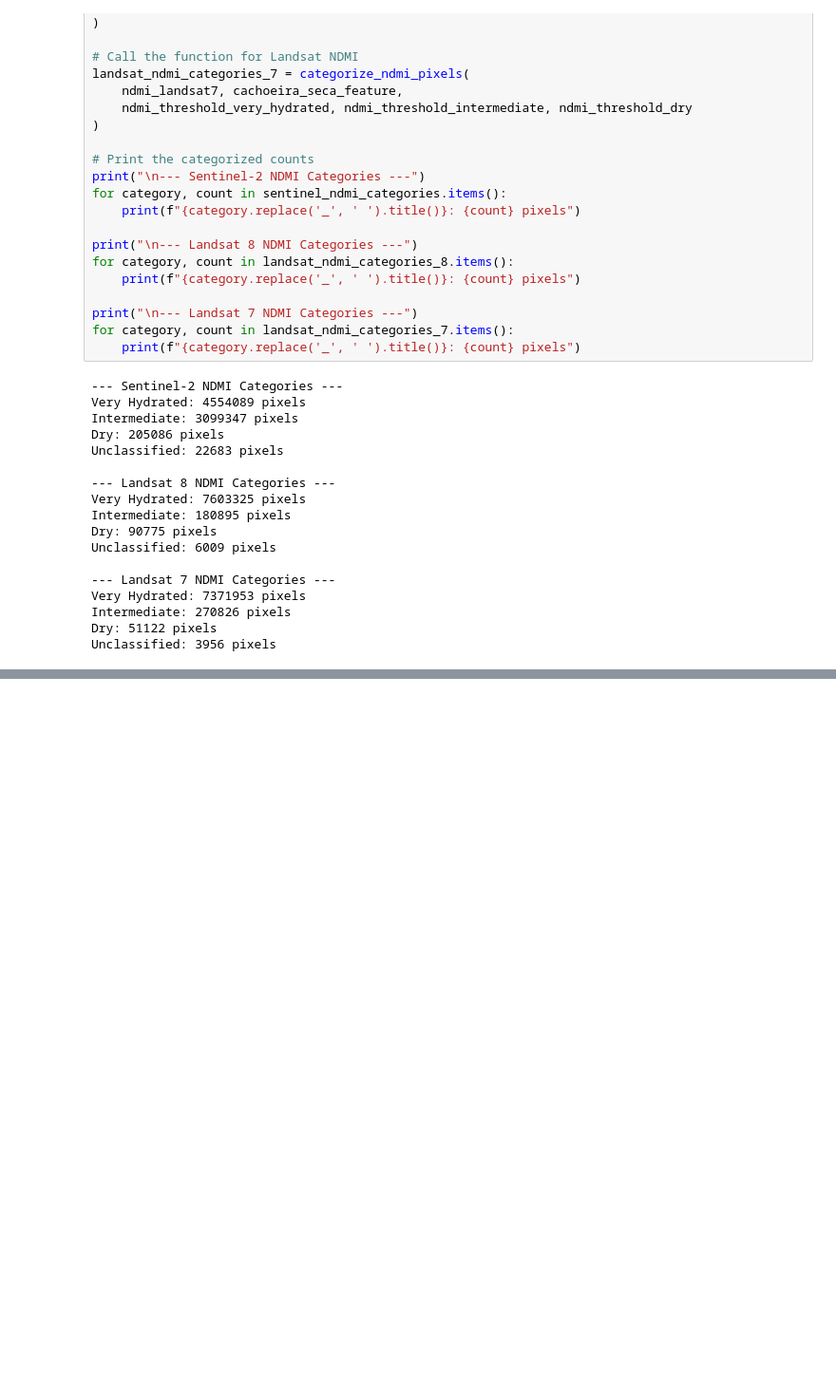
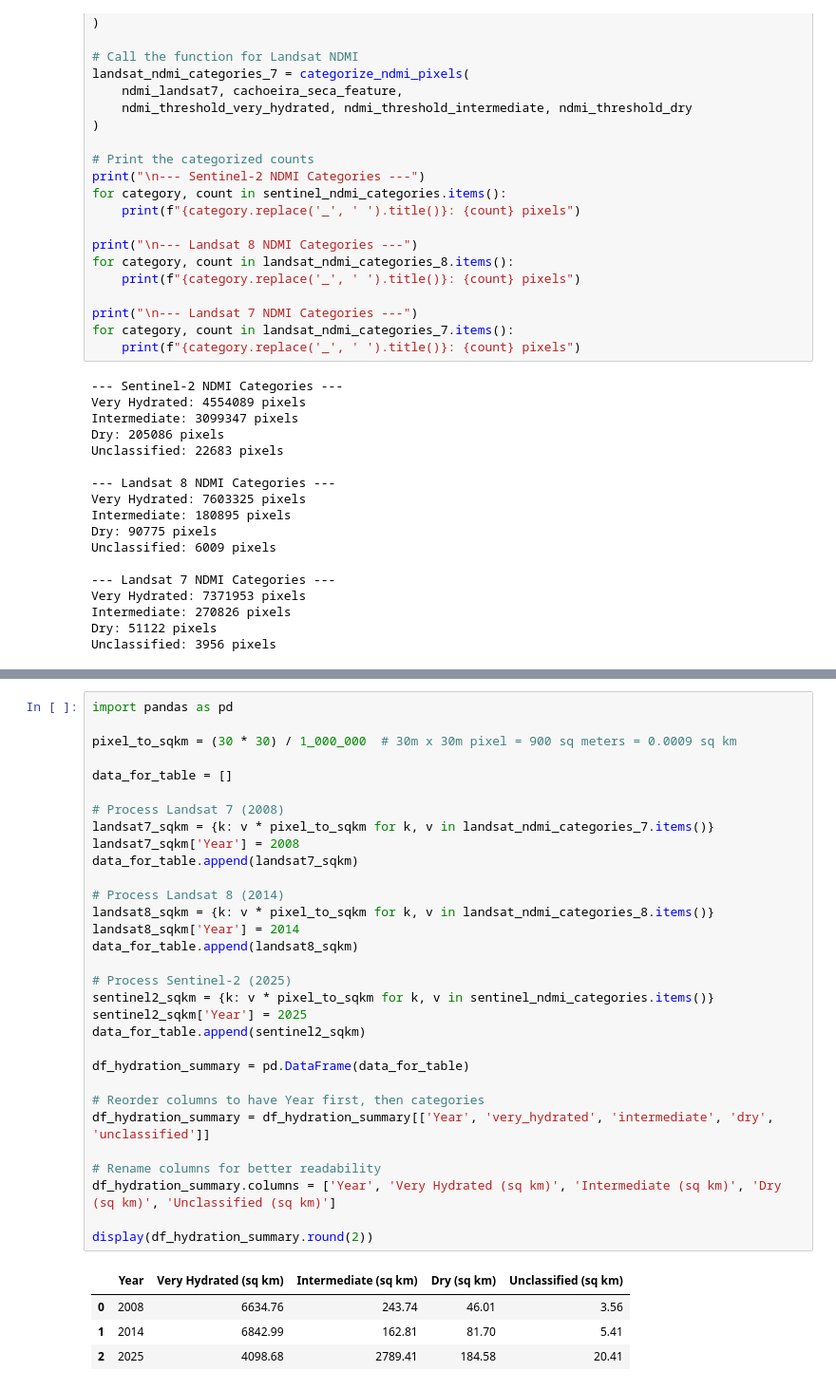
Before and after one commit to rociolopeth/Amazonia-deforestation, a Jupyter notebook: deforestation_amazonas_visualization.ipynb, the cells around one changed output, grey strips where cells are left out. Shown at 95% size. Saved outputs shown, nothing was run; the diff lists cells and outputs as text; blank space fills up the shorter version.

```diff
--- a/deforestation_amazonas_visualization.ipynb
+++ b/deforestation_amazonas_visualization.ipynb
@@ -689,0 +698,36 @@ Our **NDMI categorization**, segmenting pixels into 'very hydrated', 'intermedia
+# %%
+import pandas as pd
+
+pixel_to_sqkm = (30 * 30) / 1_000_000  # 30m x 30m pixel = 900 sq meters = 0.0009 sq km
+
+data_for_table = []
+
+# Process Landsat 7 (2008)
+landsat7_sqkm = {k: v * pixel_to_sqkm for k, v in landsat_ndmi_categories_7.items()}
+landsat7_sqkm['Year'] = 2008
+data_for_table.append(landsat7_sqkm)
+
+# Process Landsat 8 (2014)
+landsat8_sqkm = {k: v * pixel_to_sqkm for k, v in landsat_ndmi_categories_8.items()}
+landsat8_sqkm['Year'] = 2014
+data_for_table.append(landsat8_sqkm)
+
+# Process Sentinel-2 (2025)
+sentinel2_sqkm = {k: v * pixel_to_sqkm for k, v in sentinel_ndmi_categories.items()}
+sentinel2_sqkm['Year'] = 2025
+data_for_table.append(sentinel2_sqkm)
+
+df_hydration_summary = pd.DataFrame(data_for_table)
+
+# Reorder columns to have Year first, then categories
+df_hydration_summary = df_hydration_summary[['Year', 'very_hydrated', 'intermediate', 'dry', 'unclassified']]
+
+# Rename columns for better readability
+df_hydration_summary.columns = ['Year', 'Very Hydrated (sq km)', 'Intermediate (sq km)', 'Dry (sq km)', 'Unclassified (sq km)']
+
+display(df_hydration_summary.round(2))
+# %% [output]
+|  | Year | Very Hydrated (sq km) | Intermediate (sq km) | Dry (sq km) | Unclassified (sq km) |
+| 0 | 2008 | 6634.76 | 243.74 | 46.01 | 3.56 |
+| 1 | 2014 | 6842.99 | 162.81 | 81.70 | 5.41 |
+| 2 | 2025 | 4098.68 | 2789.41 | 184.58 | 20.41 |
```
Also changed, not shown: parts of 11 cells of this notebook.
